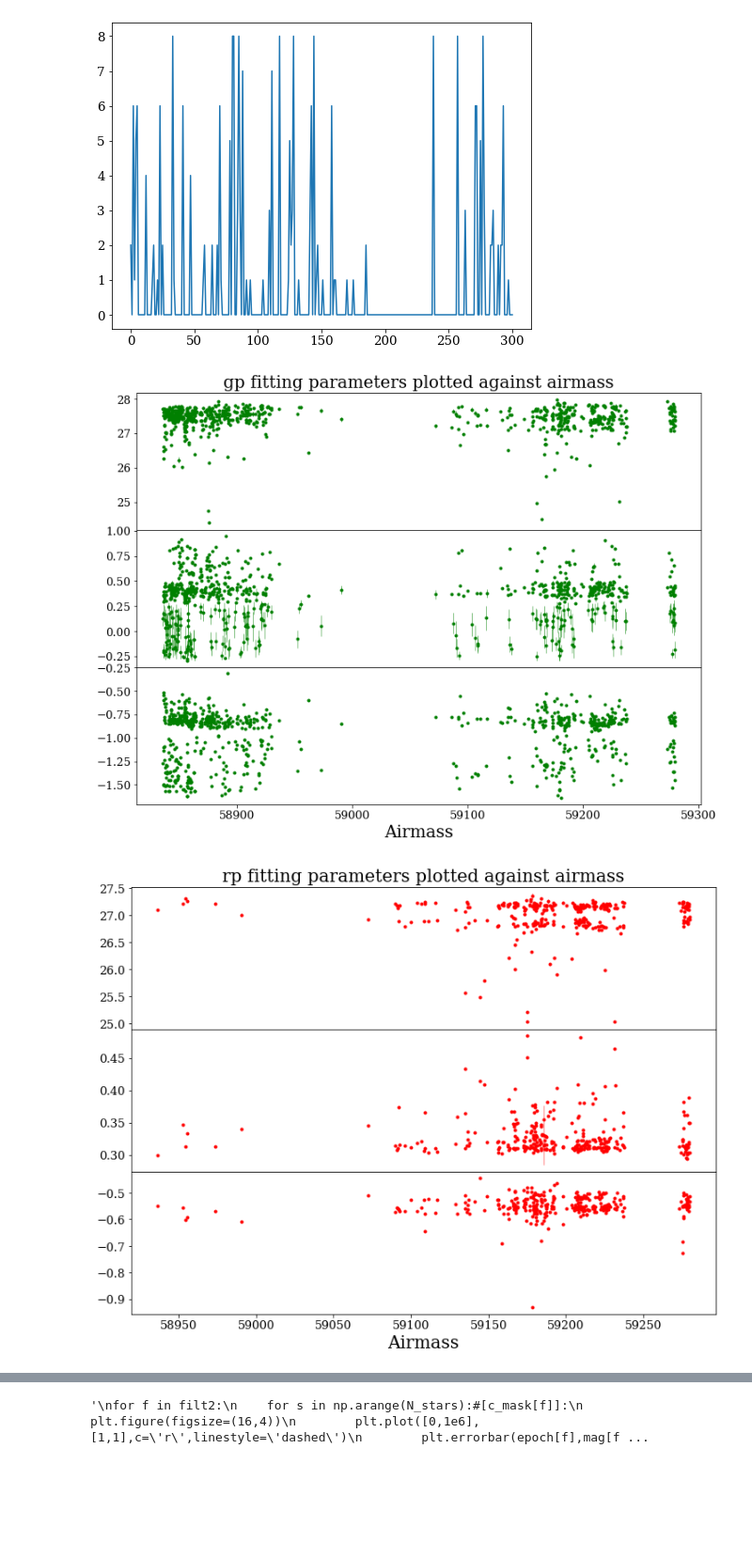
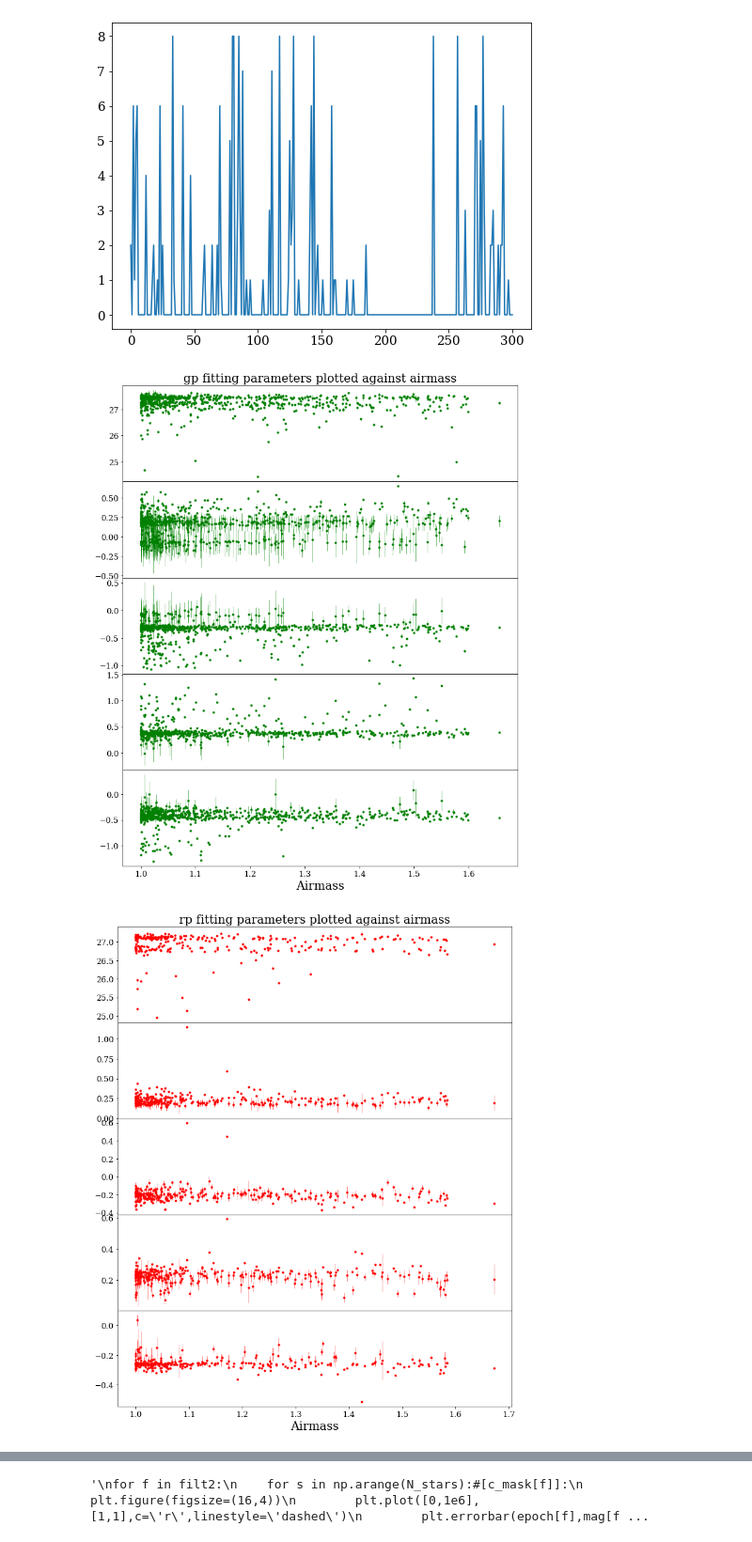
Before and after one commit to BartOuwehand/BRPJ0600, a Jupyter notebook: testfile4.ipynb, the cells around one changed output, grey strips where cells are left out. Shown at 94% size. Saved outputs shown, nothing was run; the diff lists cells and outputs as text; code cells hidden in the pictures; blank space fills up the shorter version.

```diff
--- a/testfile4.ipynb
+++ b/testfile4.ipynb
@@ -385,8 +385,8 @@ from scipy import optimize
 # m_true = m_x + a0X + a1cX + a2c + a3c^2 + ...
 
 
-def atmosph_ext(mx, a0, a1, a2):#, a3, a4):#, a5, a6):#, a7, a8, a9, a10, a11, a12): # (*might* be overkill to use all)
-    lst = [a0, a1, a2]#, a3, a4]#, a5, a6]#, a7, a8, a9, a10, a11, a12]
+def atmosph_ext(mx, a0, a1, a2, a3, a4):#, a5, a6):#, a7, a8, a9, a10, a11, a12): # (*might* be overkill to use all)
+    lst = [a0, a1, a2, a3, a4]#, a5, a6]#, a7, a8, a9, a10, a11, a12]
 
     return_val = 0
     return_val =+ mx + a0
@@ -395,7 +395,7 @@ def atmosph_ext(mx, a0, a1, a2):#, a3, a4):#, a5, a6):#, a7, a8, a9, a10, a11, a
 
     return return_val
 
-N_fit_params = 3
+N_fit_params = 5
 
 fit_result = {}
 fit_resulterr = {}
@@ -425,30 +425,30 @@ for f in filt2:
 # %%
 tmp1 = ['a0','a1','a2','a3','a4','a5','a6','a7','a8']
 
 for f in filt2:
     fig, axs = plt.subplots(N_fit_params, sharex=True, gridspec_kw={'hspace': 0})
     fig.set_figheight(3*N_fit_params)
     fig.set_figwidth(12)
     for i in range(N_fit_params):
-        axs[i].errorbar(epoch[f], fit_result[f][:,i],yerr=fit_resulterr[f][:,i],fmt='.',linewidth=0.5,c=filt_c[f])
+        axs[i].errorbar(airmass[f], fit_result[f][:,i],yerr=fit_resulterr[f][:,i],fmt='.',linewidth=0.5,c=filt_c[f])
         #axs[i].errorbar(airmass[f], fit_result[f][:,i],fmt='.',linewidth=0.2,c=tmp2[f])
         #axs[i].set_ylim([-.01,.01])
         #axs[i].set_ylim([-.001,.001])
     axs[N_fit_params-1].set_xlabel("Airmass")
     #axs[N_fit_params-1].set_xlim([0.99,1.61])
     # Hide x labels and tick labels for all but bottom plot.
     for ax in axs:
         ax.label_outer()
     axs[0].set_title(f+' fitting parameters plotted against airmass')
 plt.show()
 
 #making a histogram of the second and third fit parameter to determine the middle
 f = 'gp'
 plt.hist(fit_result[f][:,1],bins=50)
 plt.show()
 for f in filt2:
     for i in [1,2]:
         print ("Median {} filter {} = {:.5f}".format(tmp1[i],f,np.median(fit_result[f][:,i])))
 # %% [output]
-[figure, old version]
+[figure, new version]
-[figure, old version]
+[figure, new version]
```
Also changed, not shown: parts of 5 cells of this notebook, 2 other files.
